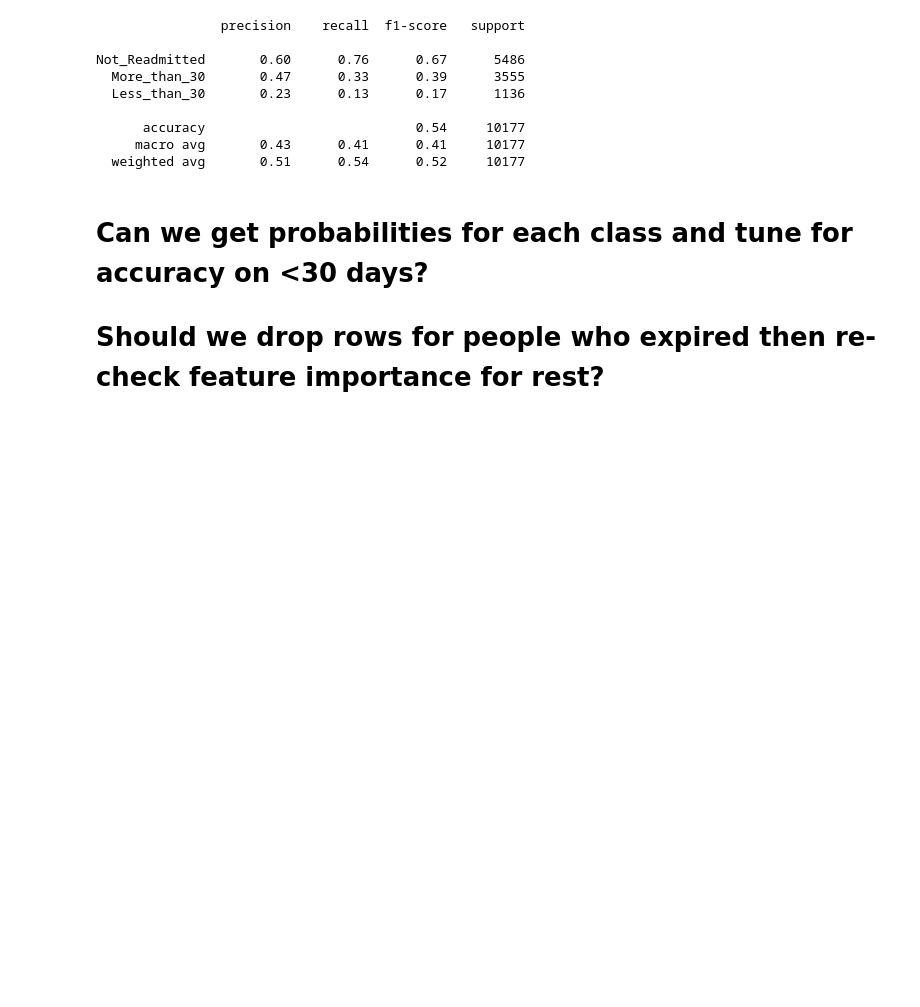
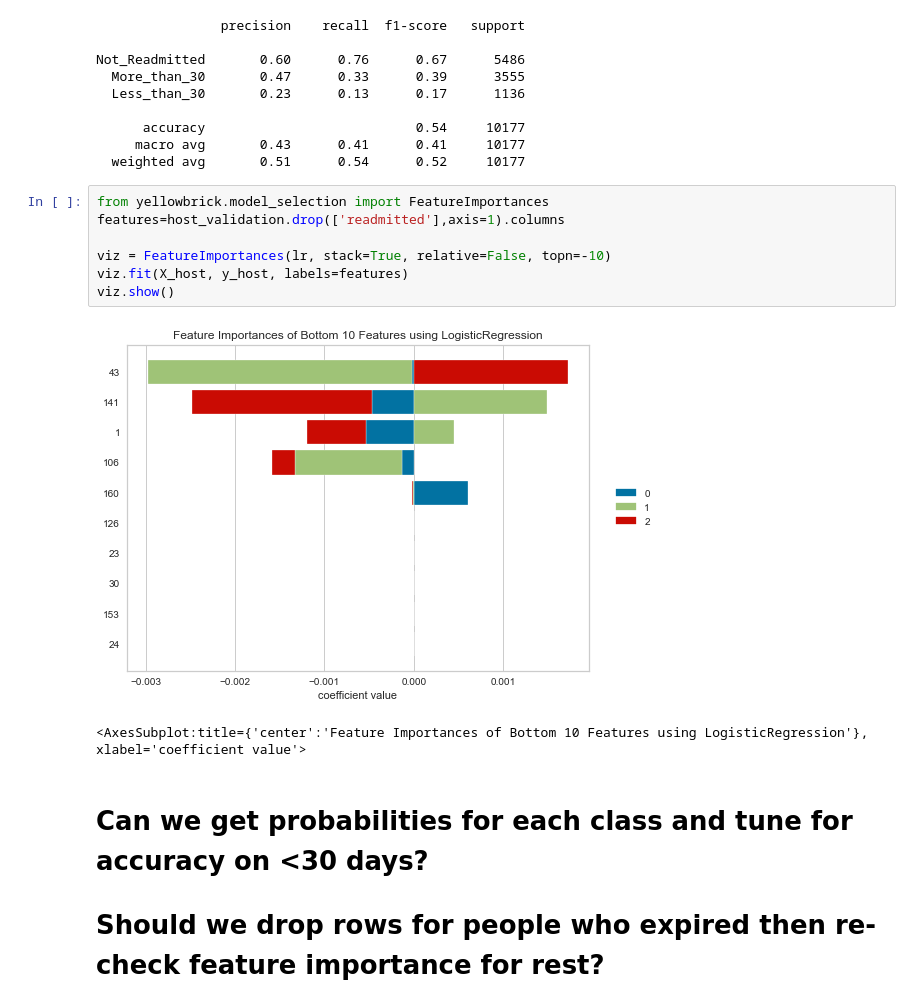
Before and after one commit to rickfontenot/QTW, a Jupyter notebook: Case Study 2/case2_rick.ipynb, the cells around one changed output. Cells and saved outputs as stored; diff of their text form; blank space fills up the shorter version.

```diff
--- a/Case Study 2/case2_rick.ipynb
+++ b/Case Study 2/case2_rick.ipynb
@@ -1205,6 +1205,16 @@ Not_Readmitted       0.60      0.76      0.67      5486
       accuracy                           0.54     10177
      macro avg       0.43      0.41      0.41     10177
   weighted avg       0.51      0.54      0.52     10177
+# %%
+from yellowbrick.model_selection import FeatureImportances
+features=host_validation.drop(['readmitted'],axis=1).columns
+
+viz = FeatureImportances(lr, stack=True, relative=False, topn=-10)
+viz.fit(X_host, y_host, labels=features)
+viz.show()
+# %% [output]
+[figure, added]
+<AxesSubplot:title={'center':'Feature Importances of Bottom 10 Features using LogisticRegression'}, xlabel='coefficient value'>
 # %% [markdown]
 # Can we get probabilities for each class and tune for accuracy on <30 days?
 
```
Also changed, not shown: parts of 1 cell of this notebook.
